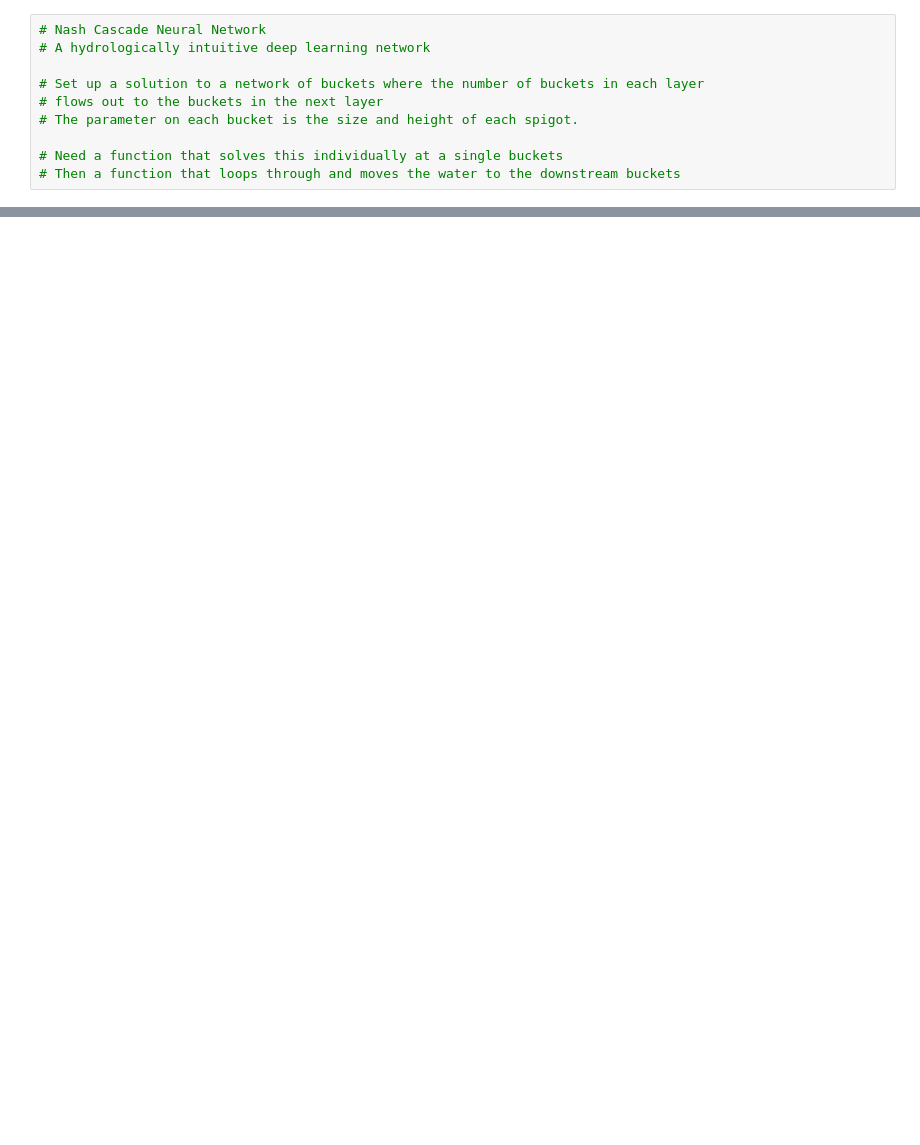
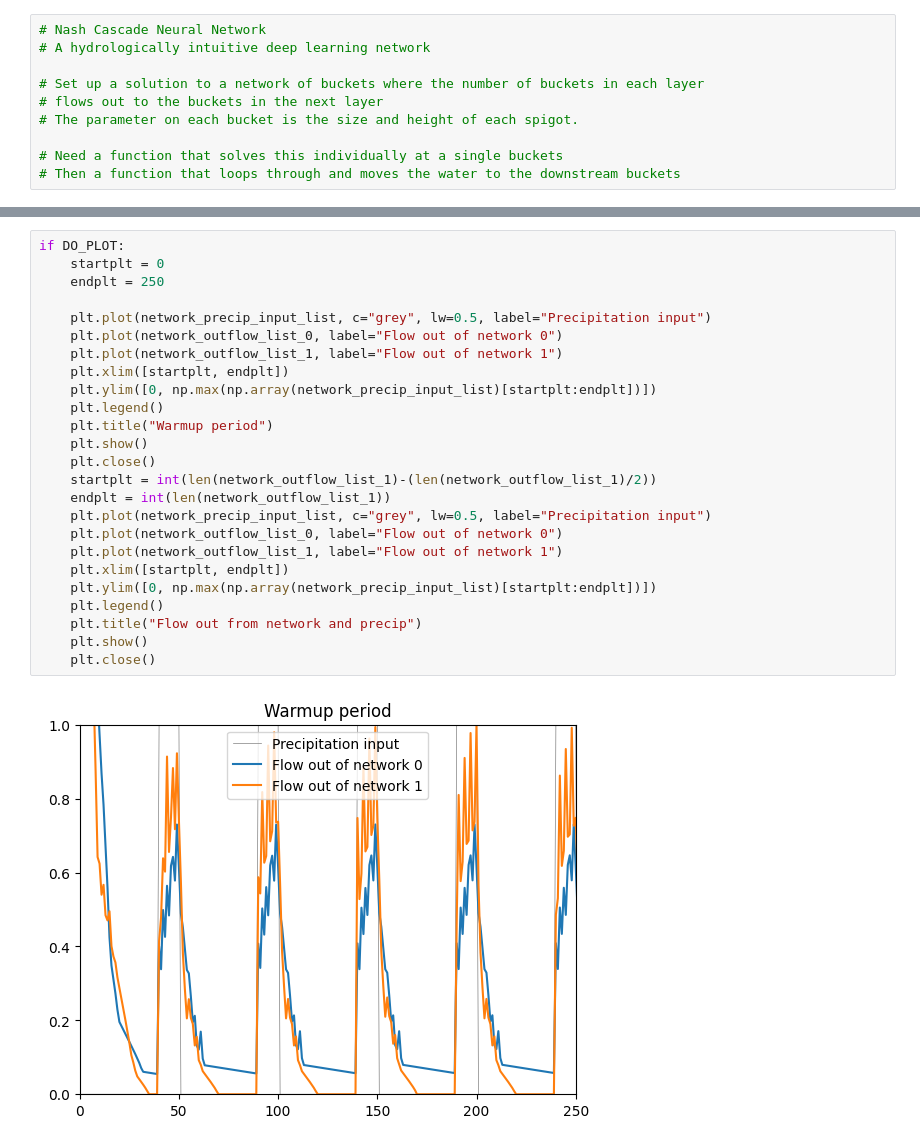
Before and after one commit to jmframe/nash_cascade_neural_network, a Jupyter notebook: nash_cascade_neural_network.ipynb, the cells around one changed output, grey strips where cells are left out. Cells and saved outputs as stored; diff of their text form; blank space fills up the shorter version.

```diff
--- a/nash_cascade_neural_network.ipynb
+++ b/nash_cascade_neural_network.ipynb
@@ -105,0 +183,27 @@ if DO_PLOT:
+# %%
+if DO_PLOT:
+    startplt = 0
+    endplt = 250
+
+    plt.plot(network_precip_input_list, c="grey", lw=0.5, label="Precipitation input")
+    plt.plot(network_outflow_list_0, label="Flow out of network 0")
+    plt.plot(network_outflow_list_1, label="Flow out of network 1")
+    plt.xlim([startplt, endplt])
+    plt.ylim([0, np.max(np.array(network_precip_input_list)[startplt:endplt])])
+    plt.legend()
+    plt.title("Warmup period")
+    plt.show()
+    plt.close()
+    startplt = int(len(network_outflow_list_1)-(len(network_outflow_list_1)/2))
+    endplt = int(len(network_outflow_list_1))
+    plt.plot(network_precip_input_list, c="grey", lw=0.5, label="Precipitation input")
+    plt.plot(network_outflow_list_0, label="Flow out of network 0")
+    plt.plot(network_outflow_list_1, label="Flow out of network 1")
+    plt.xlim([startplt, endplt])
+    plt.ylim([0, np.max(np.array(network_precip_input_list)[startplt:endplt])])
+    plt.legend()
+    plt.title("Flow out from network and precip")
+    plt.show()
+    plt.close()
+# %% [output]
+[figure, added]
```
Also changed, not shown: parts of 10 cells of this notebook, 4 other files.
